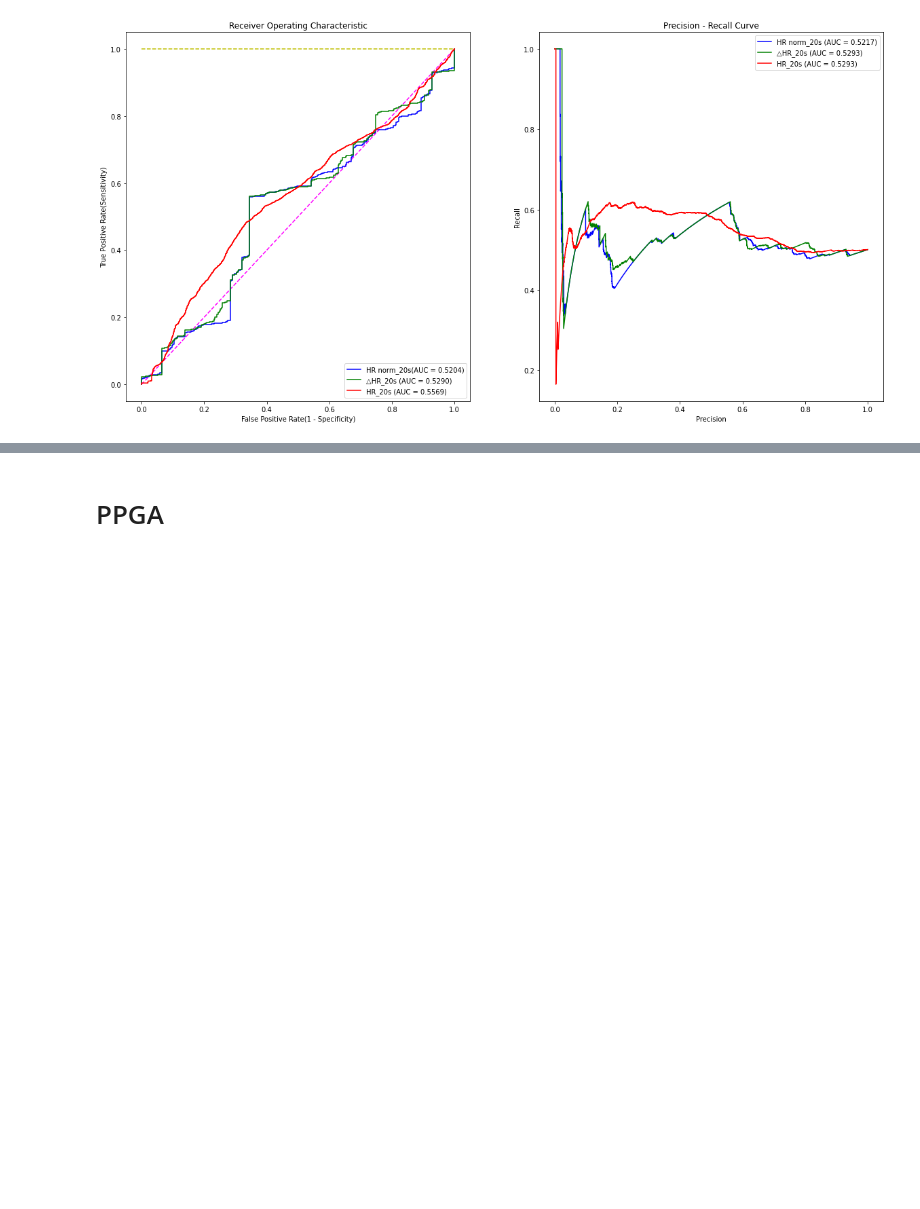
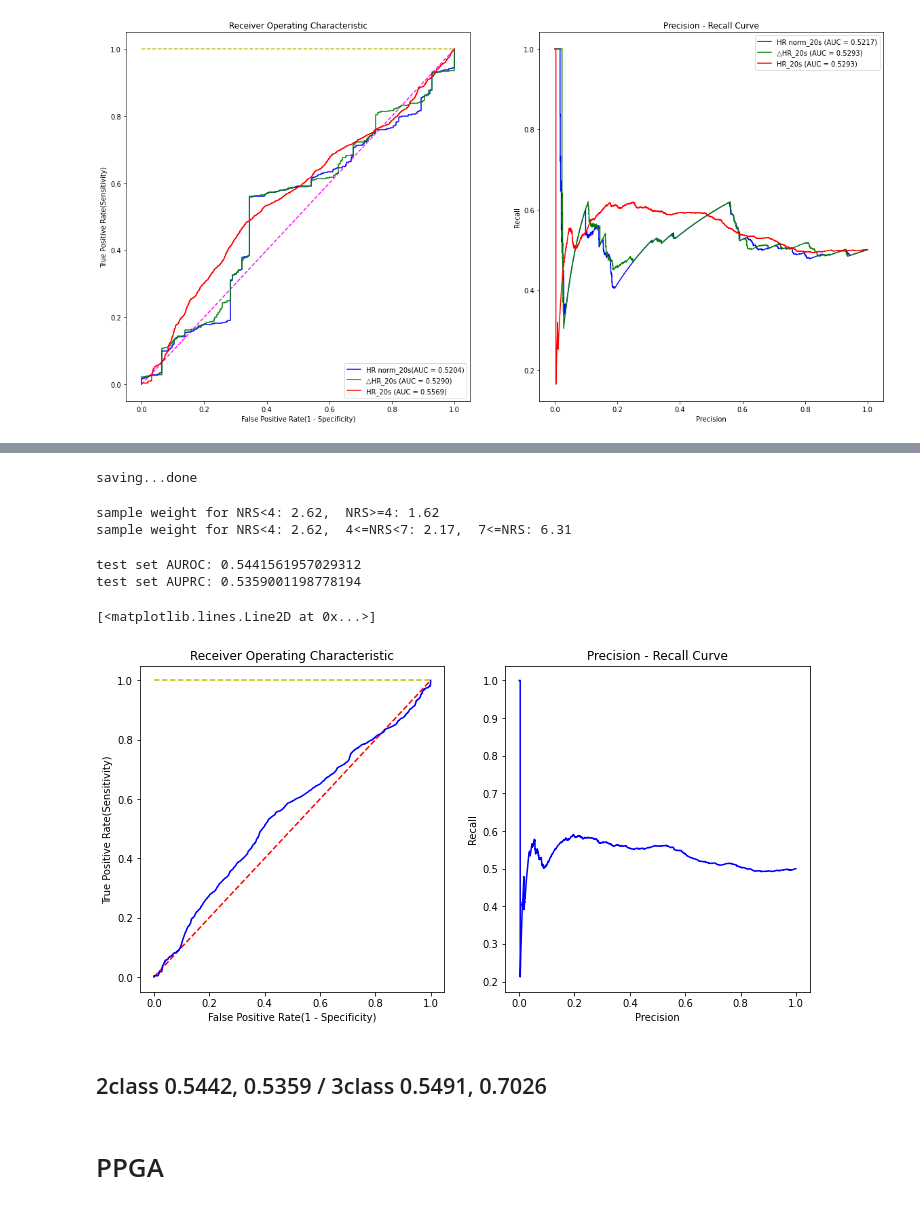
Before and after one commit to Hyeonsik/cranberry, a Jupyter notebook: HR, MBP, HRV/HR,PPGA.ipynb, the cells around one changed output, grey strips where cells are left out. Drawn from its saved outputs; the diff is of its cells as text; code cells hidden in the pictures; blank space fills up the shorter version.

```diff
--- a/HR, MBP, HRV/HR,PPGA.ipynb
+++ b/HR, MBP, HRV/HR,PPGA.ipynb
@@ -1205,2 +1458,73 @@ ax2.legend(loc='upper right')
+# %%
+# 저장하기
+save_delong = 'Dataset/'
+print('saving...', end='', flush=True)
+np.savez_compressed(save_delong+'x_hbi.npz', x_hbi)
+np.savez_compressed(save_delong+'y_hbi.npz', y_hbi)
+np.savez_compressed(save_delong+'y_hbi_bin.npz', y_hbi_bin)
+np.savez_compressed(save_delong+'x_hbi_mask.npz', x_hbi_mask)
+
+print('done', flush=True)
+# %% [output]
+saving...done
+# %%
+w_samp_min_1 = np.ones(shape=len(y_hbi))
+
+w_samp_min_2 = np.ones(shape=len(y_hbi))
+w_samp_min_2[y_hbi<4] = len(y_hbi)/np.sum(y_hbi<4)
+w_samp_min_2[y_hbi>=4] = len(y_hbi)/np.sum(y_hbi>=4)
+print('sample weight for NRS<4: {:.2f},  NRS>=4: {:.2f}'.format(len(y_hbi) / np.sum(y_hbi<4), len(y_hbi)/np.sum(y_hbi>=4)))
+
+w_samp_min_3 = np.ones(shape=len(y_hbi))
+w_samp_min_3[y_hbi<4] = len(y_hbi)/np.sum(y_hbi<4)
+w_samp_min_3[(y_hbi>=4)&(y_hbi<7)] = len(y_hbi)/np.sum((y_hbi>=4)&(y_hbi<7))
+w_samp_min_3[y_hbi>=7] = len(y_hbi)/np.sum(y_hbi>=7)
+
+print('sample weight for NRS<4: {:.2f},  4<=NRS<7: {:.2f},  7<=NRS: {:.2f}'.format(len(y_hbi) / np.sum(y_hbi<4), len(y_hbi)/np.sum((y_hbi>=4)&(y_hbi<7)),len(y_hbi)/np.sum(y_hbi>=7) ))
+# %% [output]
+sample weight for NRS<4: 2.62,  NRS>=4: 1.62
+sample weight for NRS<4: 2.62,  4<=NRS<7: 2.17,  7<=NRS: 6.31
+# %%
+from sklearn.metrics import roc_curve, auc, precision_recall_curve
+from keras import losses, metrics
+import matplotlib.pyplot as plt
+
+# moderate pain
+false_positive_rate, true_positive_rate, threshold = roc_curve(y_hbi_bin, x_hbi, sample_weight = w_samp_min_2)
+precision, recall, _ = precision_recall_curve(y_hbi_bin, x_hbi, sample_weight = w_samp_min_2)
+roc_auc = auc(false_positive_rate, true_positive_rate)
+prc_auc = auc(recall, precision)
+print('test set AUROC:', roc_auc)
+print('test set AUPRC:', prc_auc)
+
+
+
+# Plotting ROC, PRC
+fig = plt.figure(figsize=(12,6))
+
+# ax1: auroc
+ax1 = fig.add_subplot(1,2,1)
+ax1.set_title('Receiver Operating Characteristic')
+ax1.set_xlabel("False Positive Rate(1 - Specificity)")
+ax1.set_ylabel('True Positive Rate(Sensitivity)')
+ax1.plot([0,1],[1,1],'y--')
+ax1.plot([0,1],[0,1],'r--')
+ax1.plot(false_positive_rate, true_positive_rate, 'b', label='moderate pain (AUC = %0.4f)'% roc_auc)
+
+# ax2: auprc
+ax2 = fig.add_subplot(1,2,2)
+ax2.set_title('Precision - Recall Curve')
+ax2.set_xlabel("Precision")
+ax2.set_ylabel('Recall')
+ax2.plot(recall, precision, 'b', label='moderate pain (AUC = %0.4f)'% prc_auc)
+
+#plt.savefig(test_path + '/roc_prc.png', bbox_inches="tight", pad_inches=0.5)
+# %% [output]
+test set AUROC: 0.5441561957029312
+test set AUPRC: 0.5359001198778194
+[<matplotlib.lines.Line2D at 0x...>]
+[figure, added]
+# %% [markdown]
+## 2class 0.5442, 0.5359 / 3class 0.5491, 0.7026
 # %% [markdown]
 # PPGA
```
Also changed, not shown: parts of 65 cells of this notebook, 25 other files.
